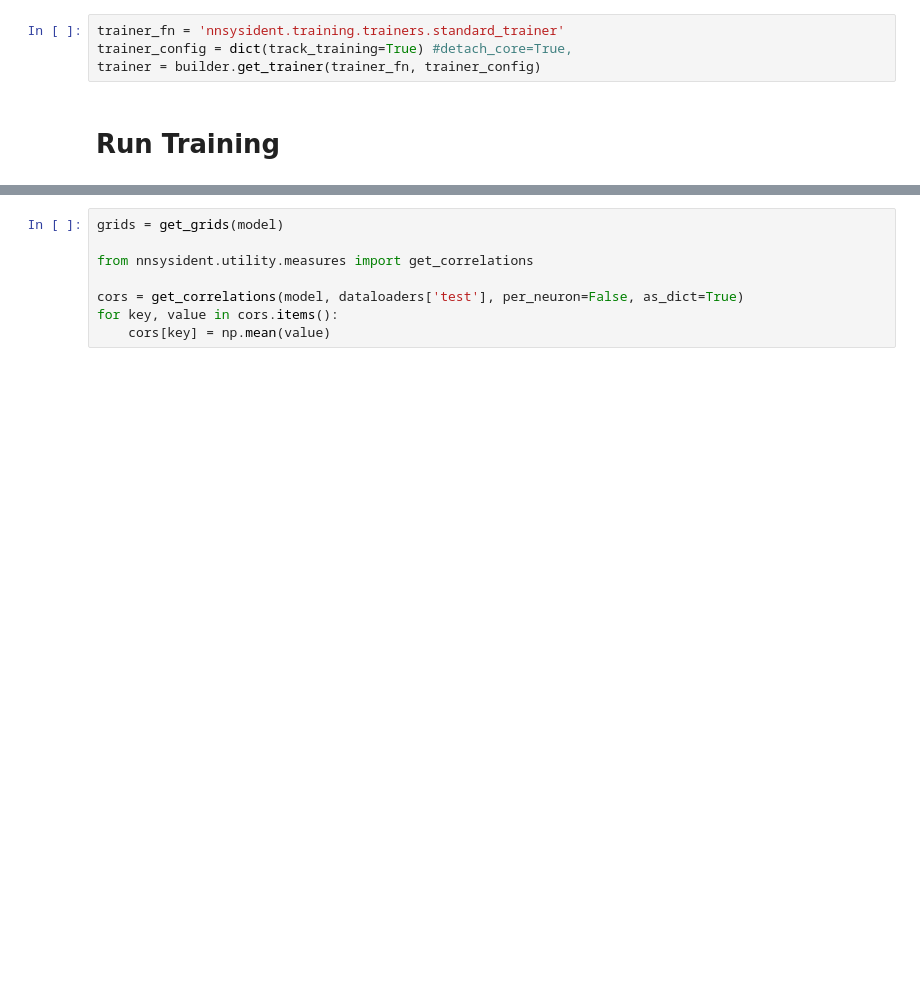
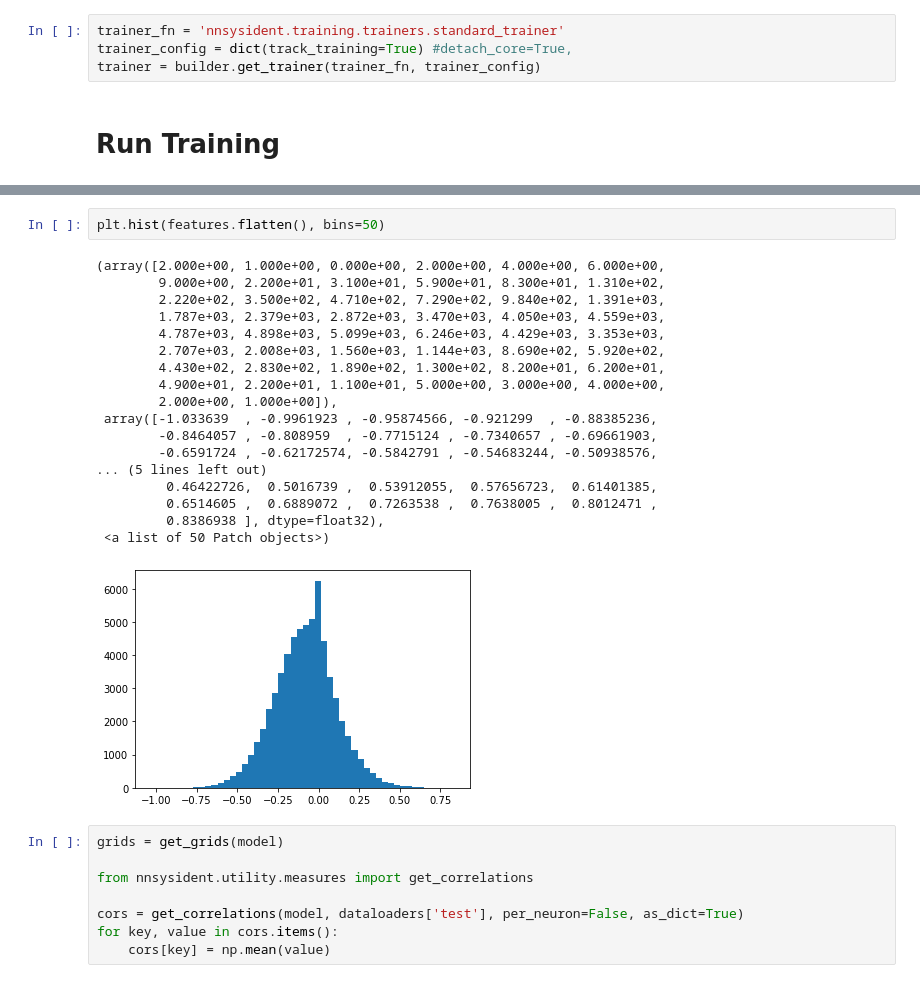
Before and after one commit to sinzlab/nnsysident, a Jupyter notebook: notebooks/gaussian_test.ipynb, the cells around one changed output, grey strips where cells are left out. Drawn from its saved outputs; the diff is of its cells as text; blank space fills up the shorter version.

```diff
--- a/notebooks/gaussian_test.ipynb
+++ b/notebooks/gaussian_test.ipynb
@@ -228,3 +263,24 @@ tensor([[[[1.0010]],
+# %%
+plt.hist(features.flatten(), bins=50)
+# %% [output]
+(array([2.000e+00, 1.000e+00, 0.000e+00, 2.000e+00, 4.000e+00, 6.000e+00,
+        9.000e+00, 2.200e+01, 3.100e+01, 5.900e+01, 8.300e+01, 1.310e+02,
+        2.220e+02, 3.500e+02, 4.710e+02, 7.290e+02, 9.840e+02, 1.391e+03,
+        1.787e+03, 2.379e+03, 2.872e+03, 3.470e+03, 4.050e+03, 4.559e+03,
+        4.787e+03, 4.898e+03, 5.099e+03, 6.246e+03, 4.429e+03, 3.353e+03,
+        2.707e+03, 2.008e+03, 1.560e+03, 1.144e+03, 8.690e+02, 5.920e+02,
+        4.430e+02, 2.830e+02, 1.890e+02, 1.300e+02, 8.200e+01, 6.200e+01,
+        4.900e+01, 2.200e+01, 1.100e+01, 5.000e+00, 3.000e+00, 4.000e+00,
+        2.000e+00, 1.000e+00]),
+ array([-1.033639  , -0.9961923 , -0.95874566, -0.921299  , -0.88385236,
+        -0.8464057 , -0.808959  , -0.7715124 , -0.7340657 , -0.69661903,
+        -0.6591724 , -0.62172574, -0.5842791 , -0.54683244, -0.50938576,
+... (5 lines left out)
+         0.46422726,  0.5016739 ,  0.53912055,  0.57656723,  0.61401385,
+         0.6514605 ,  0.6889072 ,  0.7263538 ,  0.7638005 ,  0.8012471 ,
+         0.8386938 ], dtype=float32),
+ <a list of 50 Patch objects>)
+[figure, added]
 # %%
 grids = get_grids(model)
 
```
Also changed, not shown: parts of 10 cells of this notebook, 5 other files.
